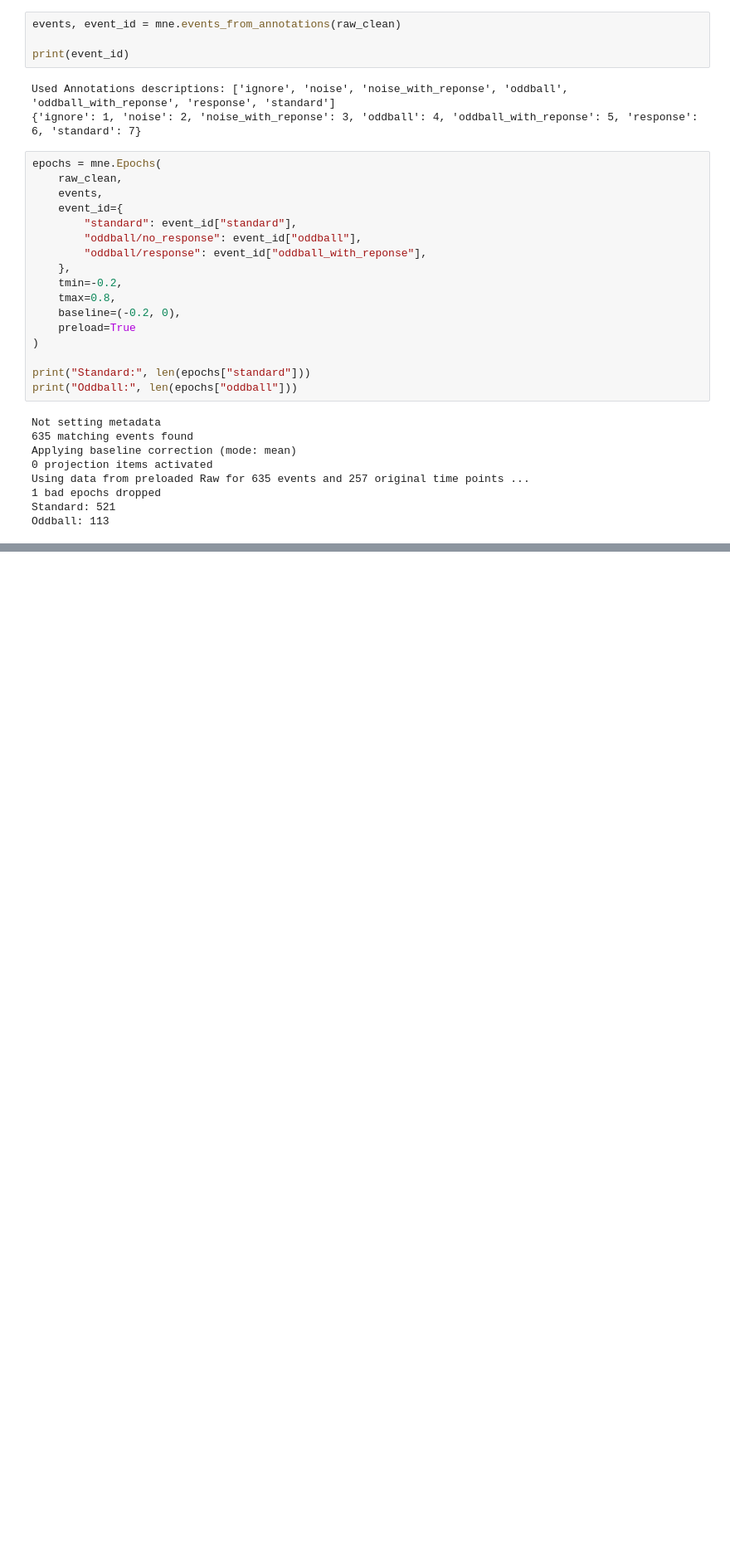
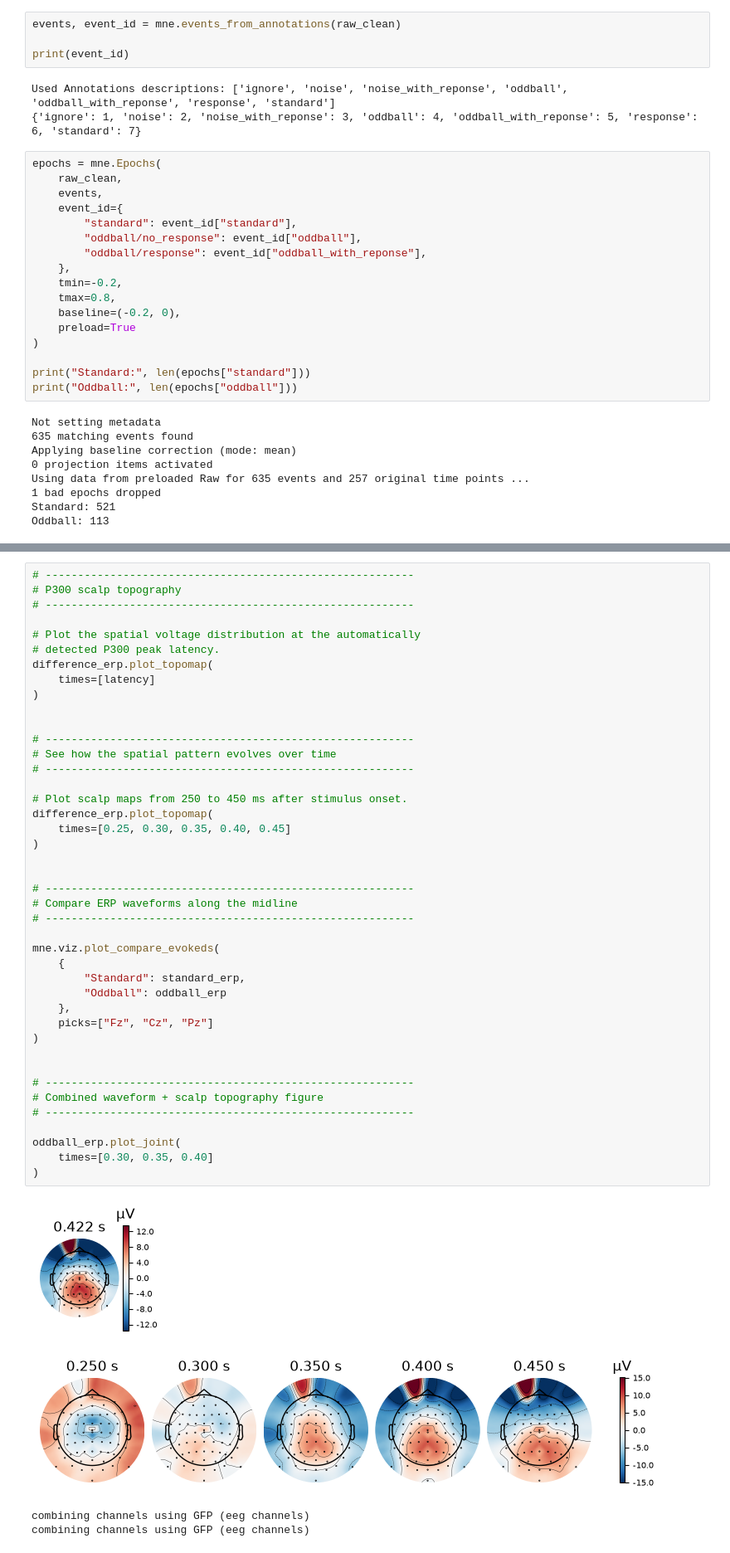
Before and after one commit to fafou7UBC/EEG_project, a Jupyter notebook: project1_openneuro/notebooks/02_erp_p300.ipynb, the cells around one changed output, grey strips where cells are left out. Shown at 83% size. Saved outputs shown, nothing was run; the diff lists cells and outputs as text; blank space fills up the shorter version.

```diff
--- a/project1_openneuro/notebooks/02_erp_p300.ipynb
+++ b/project1_openneuro/notebooks/02_erp_p300.ipynb
@@ -202,0 +263,47 @@ Oddball epochs: 113
+# %%
+# ---------------------------------------------------------
+# P300 scalp topography
+# ---------------------------------------------------------
+
+# Plot the spatial voltage distribution at the automatically
+# detected P300 peak latency.
+difference_erp.plot_topomap(
+    times=[latency]
+)
+
+
+# ---------------------------------------------------------
+# See how the spatial pattern evolves over time
+# ---------------------------------------------------------
+
+# Plot scalp maps from 250 to 450 ms after stimulus onset.
+difference_erp.plot_topomap(
+    times=[0.25, 0.30, 0.35, 0.40, 0.45]
+)
+
+
+# ---------------------------------------------------------
+# Compare ERP waveforms along the midline
+# ---------------------------------------------------------
+
+mne.viz.plot_compare_evokeds(
+    {
+        "Standard": standard_erp,
+        "Oddball": oddball_erp
+    },
+    picks=["Fz", "Cz", "Pz"]
+)
+
+
+# ---------------------------------------------------------
+# Combined waveform + scalp topography figure
+# ---------------------------------------------------------
+
+oddball_erp.plot_joint(
+    times=[0.30, 0.35, 0.40]
+)
+# %% [output]
+[figure, added]
+[figure, added]
+combining channels using GFP (eeg channels)
+combining channels using GFP (eeg channels)
```
Also changed, not shown: parts of 4 cells of this notebook.
